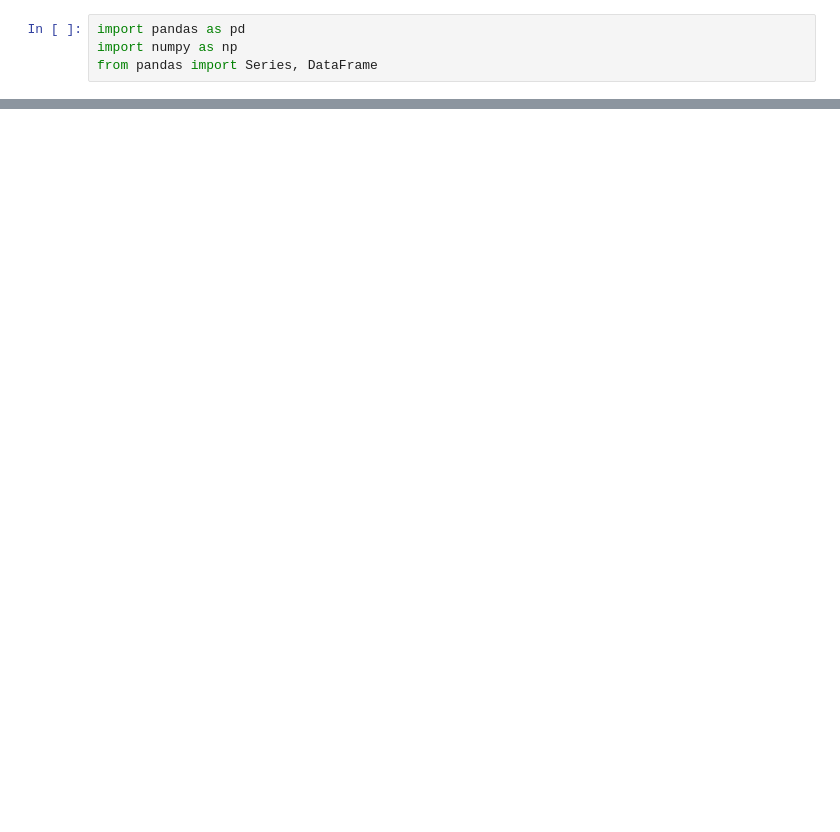
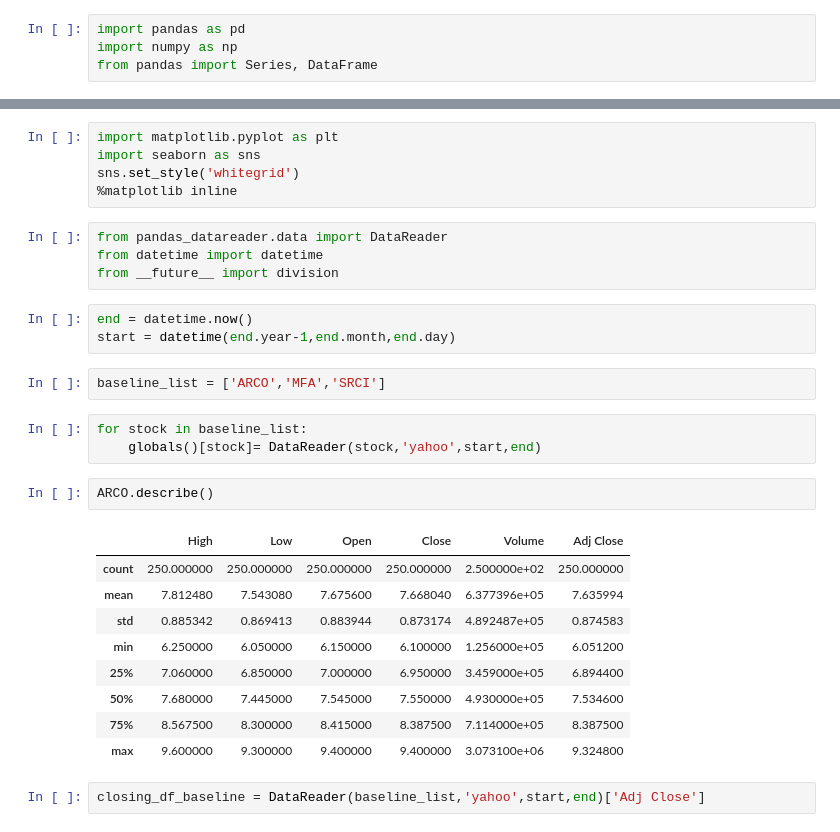
Before and after one commit to mgisp001/Hackabull, a Jupyter notebook: Hackabull/Stock_Testing.ipynb, the cells around one changed output, grey strips where cells are left out. Cells and saved outputs as stored; diff of their text form; blank space fills up the shorter version.

Commit message:
Final submission to stock comparison

```diff
--- a/Hackabull/Stock_Testing.ipynb
+++ b/Hackabull/Stock_Testing.ipynb
@@ -144,0 +31,31 @@ print(stock_similarity)
+# %%
+import matplotlib.pyplot as plt
+import seaborn as sns
+sns.set_style('whitegrid')
+%matplotlib inline
+# %%
+from pandas_datareader.data import DataReader
+from datetime import datetime
+from __future__ import division
+# %%
+end = datetime.now()
+start = datetime(end.year-1,end.month,end.day)
+# %%
+baseline_list = ['ARCO','MFA','SRCI']
+# %%
+for stock in baseline_list:
+    globals()[stock]= DataReader(stock,'yahoo',start,end)
+# %%
+ARCO.describe()
+# %% [output]
+|  | High | Low | Open | Close | Volume | Adj Close |
+| count | 250.000000 | 250.000000 | 250.000000 | 250.000000 | 2.500000e+02 | 250.000000 |
+| mean | 7.812480 | 7.543080 | 7.675600 | 7.668040 | 6.377396e+05 | 7.635994 |
+| std | 0.885342 | 0.869413 | 0.883944 | 0.873174 | 4.892487e+05 | 0.874583 |
+| min | 6.250000 | 6.050000 | 6.150000 | 6.100000 | 1.256000e+05 | 6.051200 |
+| 25% | 7.060000 | 6.850000 | 7.000000 | 6.950000 | 3.459000e+05 | 6.894400 |
+| 50% | 7.680000 | 7.445000 | 7.545000 | 7.550000 | 4.930000e+05 | 7.534600 |
+| 75% | 8.567500 | 8.300000 | 8.415000 | 8.387500 | 7.114000e+05 | 8.387500 |
+| max | 9.600000 | 9.300000 | 9.400000 | 9.400000 | 3.073100e+06 | 9.324800 |
+# %%
+closing_df_baseline = DataReader(baseline_list,'yahoo',start,end)['Adj Close']
```
Also changed, not shown: parts of 38 cells of this notebook, 1 other file.
